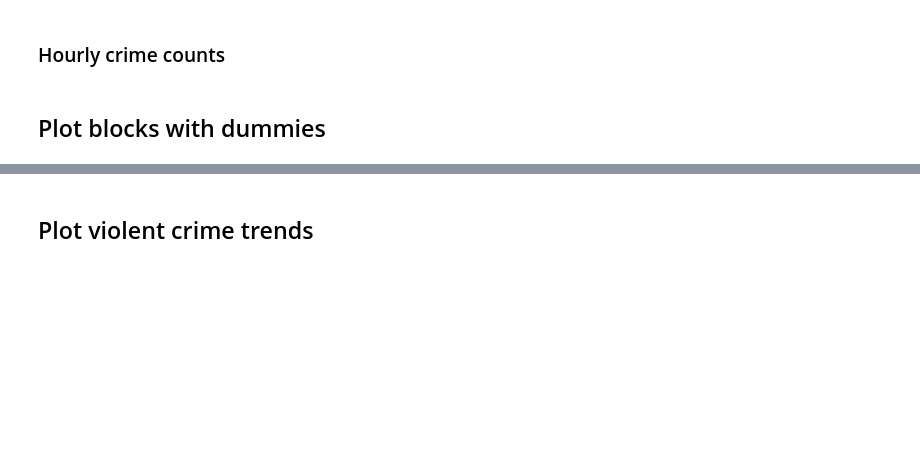
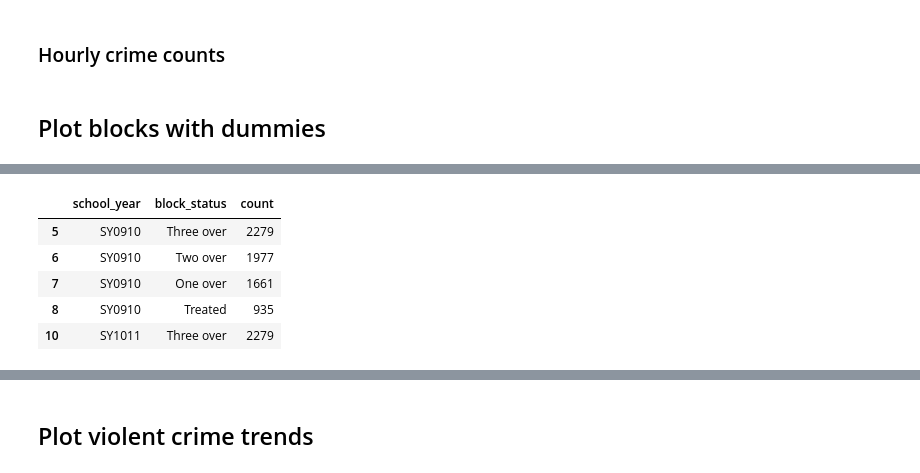
Before and after one commit to binste/chicago_safepassage_evaluation, a Jupyter notebook: notebooks/5_analysis/1.0-binste-analyze-crime-results-census-block-level.ipynb, the cells around one changed output, grey strips where cells are left out. Cells and saved outputs as stored; diff of their text form; code cells hidden in the pictures; blank space fills up the shorter version.

```diff
--- a/notebooks/5_analysis/1.0-binste-analyze-crime-results-census-block-level.ipynb
+++ b/notebooks/5_analysis/1.0-binste-analyze-crime-results-census-block-level.ipynb
@@ -450,0 +429,9 @@ save_to_jekyll(block_trend, 'block_trend')
+# %%
+dummy_trend.head()
+# %% [output]
+|  | school_year | block_status | count |
+| 5 | SY0910 | Three over | 2279 |
+| 6 | SY0910 | Two over | 1977 |
+| 7 | SY0910 | One over | 1661 |
+| 8 | SY0910 | Treated | 935 |
+| 10 | SY1011 | Three over | 2279 |
```
Also changed, not shown: parts of 6 cells of this notebook, 4 other files.
